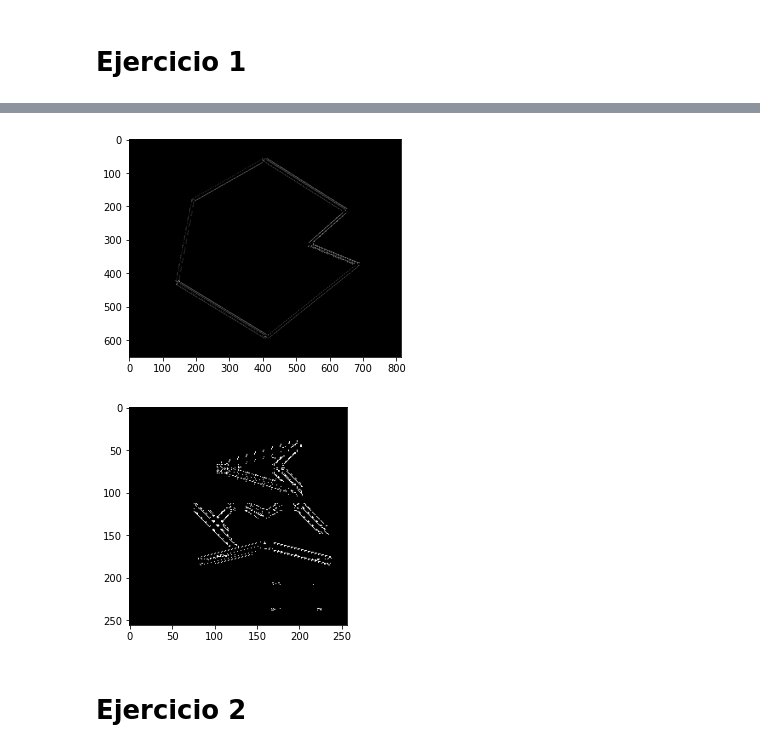
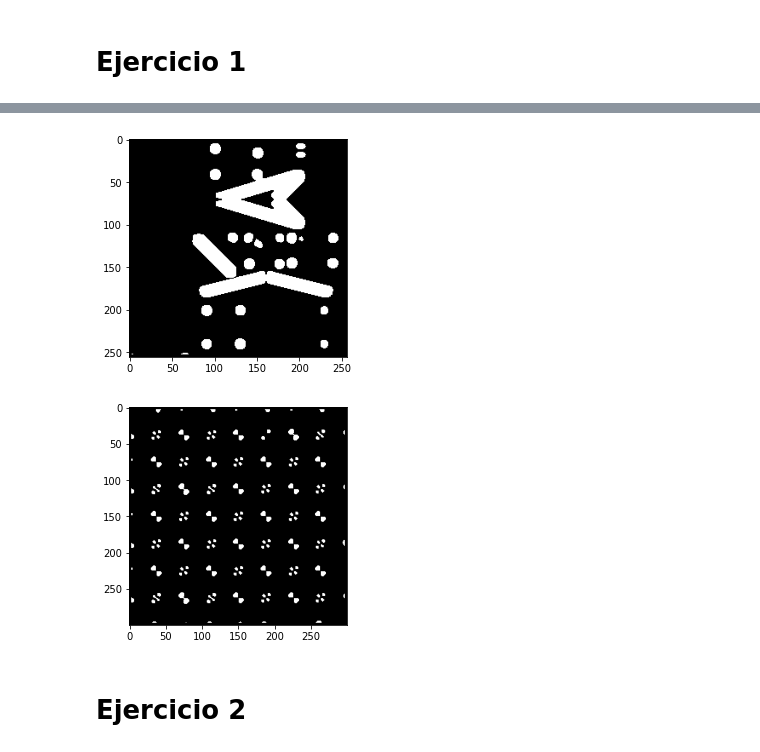
Before and after one commit to maurosch/Procesamiento-Digital-de-Imagenes, a Jupyter notebook: Guias/5 - Detección lineas y esquinas.ipynb, the cells around one changed output, grey strips where cells are left out. Saved outputs shown, nothing was run; the diff lists cells and outputs as text; code cells hidden in the pictures.

```diff
--- a/Guias/5 - Detección lineas y esquinas.ipynb
+++ b/Guias/5 - Detección lineas y esquinas.ipynb
@@ -97,19 +99,19 @@ def detectCorners(img, n=6, threshold=0.5):
     for i in range(n//2,len(img)-n//2):
         for j in range(n//2,len(img[0])-n//2):
             sH, sW, eH, eW = i-n//2, j-n//2, i+n//2, j+n//2
-            _Sx = Sx[sH:sH+n//2,sW:sW+n//2]
-            _Sxy = Sxy[eH+n//2:eH,sW:sW+n//2]
-            _Sxy = Sxy[sH:sH+n//2,sW+n//2:eW]
-            _Sy = Sy[sH+n//2:eH,sW+n//2:eW]
+            _Sx = Sx[sH:sH+n,sW:sW+n].sum()
+            _Sxy = Sxy[sH:sH+n,sW:sW+n].sum()
+            _Sxy = Sxy[sH:sH+n,sW:sW+n].sum()
+            _Sy = Sy[sH:sH+n,sW:sW+n].sum()
 
-            M = np.hstack((np.vstack((_Sx,_Sxy)),np.vstack((_Sxy,_Sy))))
+            M = np.array([[_Sx,_Sxy],[_Sxy,_Sy]])
             values, vectors = linalg.eig(M)
-            imgCopy[i][j] = linalg.det(M) - 0.04*(np.trace(M)**2)
+            imgCopy[i][j] = abs(linalg.det(M) - 0.04*(np.trace(M)**2))
 
     #for i in range(len(img)):
     #   for j in range(len(img[0])):
     #        if img[i,j] < threshold:
     #            imgCopy[i,j] = 0
 
-    return nonMaxSupression(imgCopy)
+    return imgCopy#nonMaxSupression(imgCopy)
 # %%
@@ -123,11 +125,11 @@ mostrarImagen(cv.cornerHarris(imgChess,2,3,0.04) > 1e-20,cmap='gray')
 [figure]
 [figure]
 # %%
-mostrarImagen(detectCorners(imgSeptagon, threshold=0.1),cmap='gray')
-mostrarImagen(detectCorners(imgTest, threshold=1e-6),cmap='gray')
+mostrarImagen(detectCorners(imgTest) > 1e10,cmap='gray')
+mostrarImagen(detectCorners(imgChess) > 130,cmap='gray')
 # %% [output]
-[figure, old version]
+[figure, new version]
-[figure, old version]
+[figure, new version]
 # %% [markdown]
 # Ejercicio 2
 # %% [markdown]
```
Also changed, not shown: parts of 8 cells of this notebook, 21 other files.
